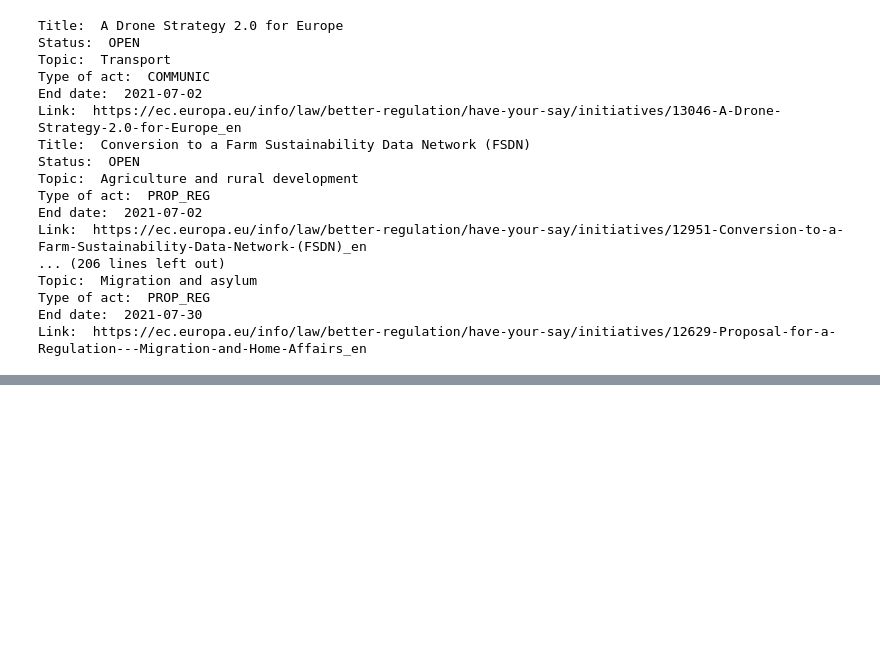
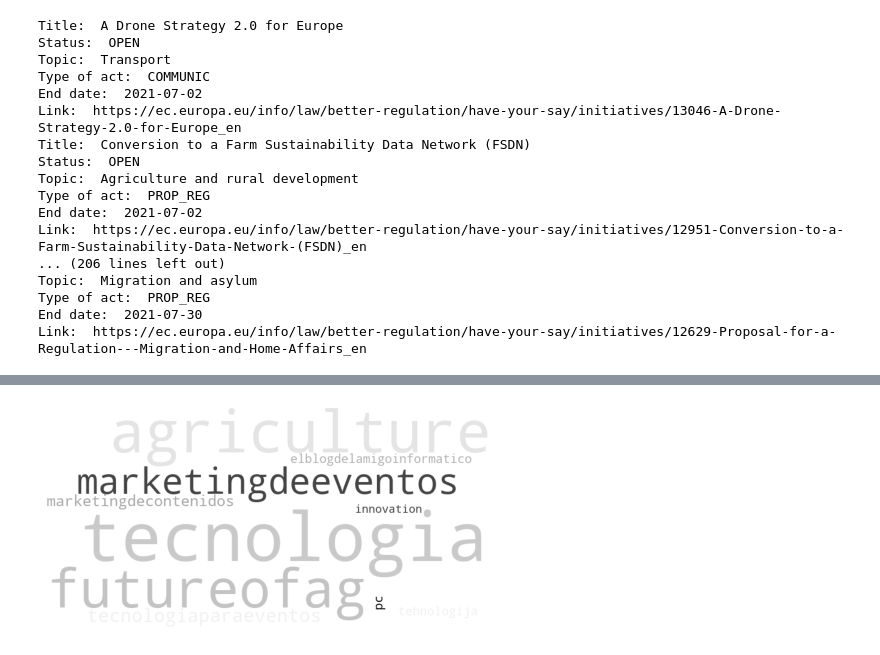
Before and after one commit to EstefaniaVB/LexAI, a Jupyter notebook: notebooks/Streamlit.ipynb, the cells around one changed output, grey strips where cells are left out. Cells and saved outputs as stored; diff of their text form; code cells hidden in the pictures; blank space fills up the shorter version.

```diff
--- a/notebooks/Streamlit.ipynb
+++ b/notebooks/Streamlit.ipynb
@@ -487,0 +663,40 @@ Link:  https://ec.europa.eu/info/law/better-regulation/have-your-say/initiatives
+# %%
+hashtags=[]
+for i in general_df['hashtags']:
+    if i !='':
+        for j in i.lower().split(', '):
+            hashtags.append(j)
+for i in news_df['hashtags']:
+    if i !='':
+        for j in i.lower().split(', '):
+            hashtags.append(j)
+for i in politicians_df['hashtags']:
+    if i !='':
+        for j in i.lower().split(', '):
+            hashtags.append(j)
+# %%
+
+
+text=' '.join(item for item in hashtags)
+
+
+# Import package
+import matplotlib.pyplot as plt
+# Define a function to plot word cloud
+def plot_cloud(wordcloud):
+    # Set figure size
+    plt.figure(figsize=(8, 16))
+    # Display image
+    plt.imshow(wordcloud)
+    # No axis details
+    plt.axis("off");
+
+# Import package
+from wordcloud import WordCloud, STOPWORDS
+STOPWORDS.add(query)
+# Generate word cloud
+wordcloud = WordCloud(width = 800, height = 400, random_state=1, background_color='white', colormap='gray', mode='RGB', collocations=False, stopwords = STOPWORDS, max_words=10).generate(text)
+# Plot
+plot_cloud(wordcloud)
+# %% [output]
+[figure, added]
```
Also changed, not shown: parts of 16 cells of this notebook, 2 other files.
